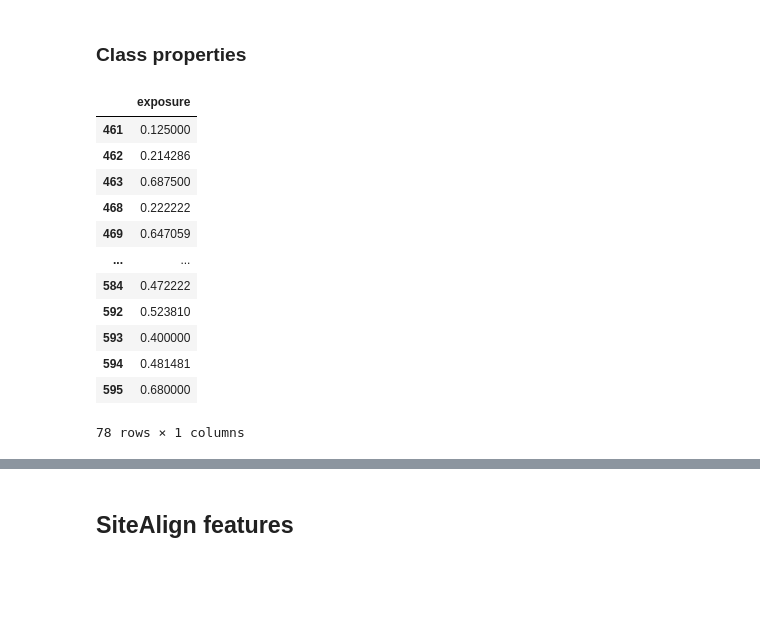
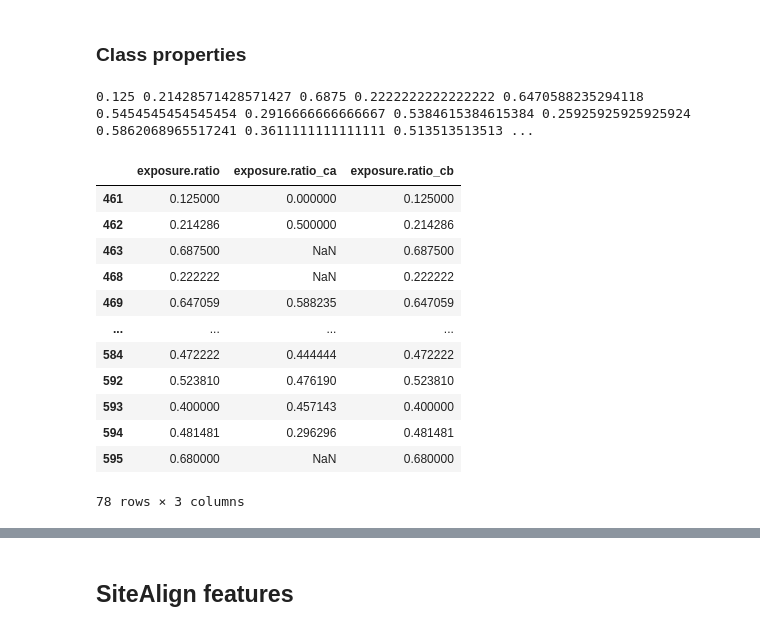
Before and after one commit to volkamerlab/kissim, a Jupyter notebook: docs/tutorials/features.ipynb, the cells around one changed output, grey strips where cells are left out. Cells and saved outputs as stored; diff of their text form; code cells hidden in the pictures; blank space fills up the shorter version.

```diff
--- a/docs/tutorials/features.ipynb
+++ b/docs/tutorials/features.ipynb
@@ -5,7 +5,7 @@
 %autoreload 2
 # %%
 from opencadd.databases.klifs import setup_remote
-remote = setup_remote()
+REMOTE = setup_remote()
 # %% [output]
 INFO:opencadd.databases.klifs.api:If you want to see an non-truncated version of the DataFrames in this module, use `pd.set_option('display.max_columns', 50)` in your notebook.
 INFO:opencadd.databases.klifs.api:Set up remote session...
@@ -102,4 +141,4 @@ from kissim.encoding.features.exposure import ExposureFeature
 # %%
 exposure = ExposureFeature.from_pocket(pocket_bp)
 # %%
-exposure = ExposureFeature.from_structure_id(12347)
+exposure = ExposureFeature.from_structure_klifs_id(12347, REMOTE)
@@ -122,19 +162,23 @@ print(*exposure._ratio_cb)
 0.125 0.21428571428571427 0.6875 0.2222222222222222 0.6470588235294118 0.5454545454545454 0.2916666666666667 0.5384615384615384 0.25925925925925924 0.5862068965517241 0.3611111111111111 0.513513513513 ...
 # %% [markdown]
 ### Class properties
+# %%
+print(*exposure.values)
+# %% [output]
+0.125 0.21428571428571427 0.6875 0.2222222222222222 0.6470588235294118 0.5454545454545454 0.2916666666666667 0.5384615384615384 0.25925925925925924 0.5862068965517241 0.3611111111111111 0.513513513513 ...
 # %%
-exposure.features
+exposure.details
 # %% [output]
-|  | exposure |
-| 461 | 0.125000 |
-| 462 | 0.214286 |
-| 463 | 0.687500 |
-| 468 | 0.222222 |
-| 469 | 0.647059 |
-| ... | ... |
-| 584 | 0.472222 |
-| 592 | 0.523810 |
-| 593 | 0.400000 |
-| 594 | 0.481481 |
-| 595 | 0.680000 |
+|  | exposure.ratio | exposure.ratio_ca | exposure.ratio_cb |
+| 461 | 0.125000 | 0.000000 | 0.125000 |
+| 462 | 0.214286 | 0.500000 | 0.214286 |
+| 463 | 0.687500 | NaN | 0.687500 |
+| 468 | 0.222222 | NaN | 0.222222 |
+| 469 | 0.647059 | 0.588235 | 0.647059 |
+| ... | ... | ... | ... |
+| 584 | 0.472222 | 0.444444 | 0.472222 |
+| 592 | 0.523810 | 0.476190 | 0.523810 |
+| 593 | 0.400000 | 0.457143 | 0.400000 |
+| 594 | 0.481481 | 0.296296 | 0.481481 |
+| 595 | 0.680000 | NaN | 0.680000 |
-78 rows × 1 columns
+78 rows × 3 columns
```
Also changed, not shown: parts of 28 cells of this notebook.
